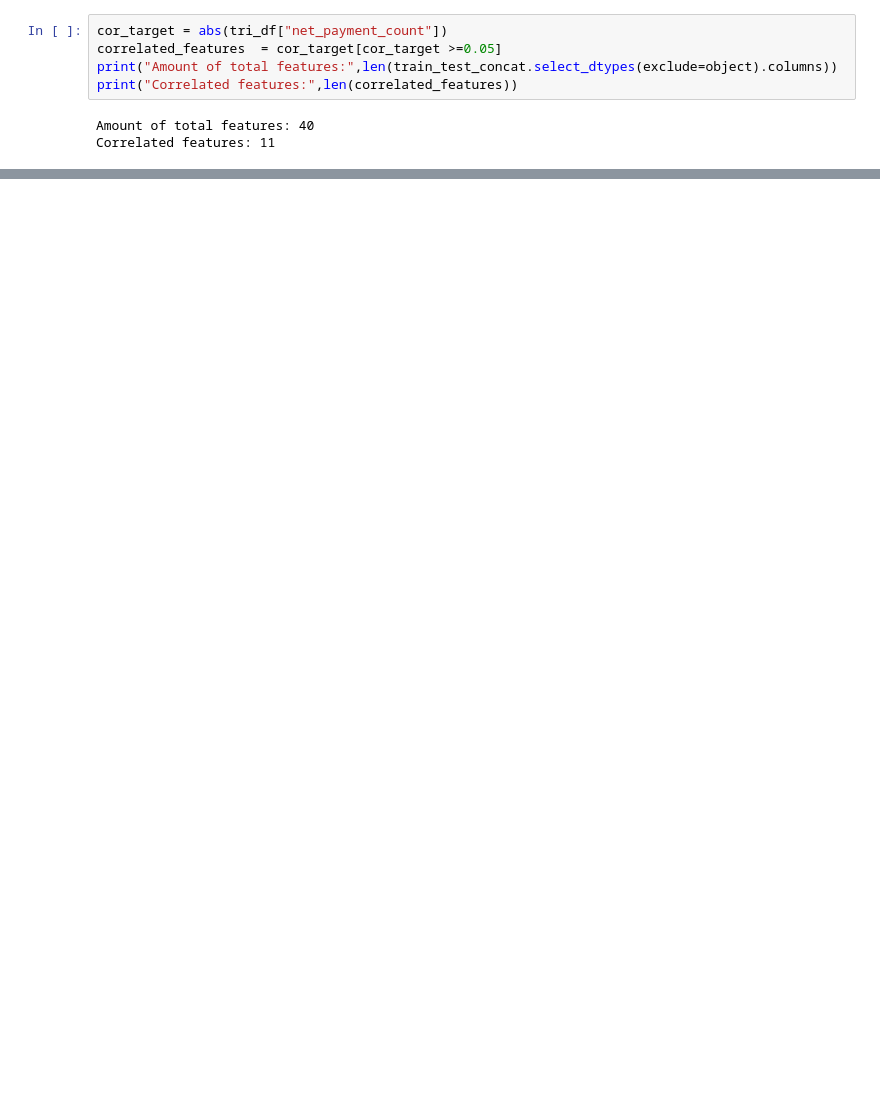
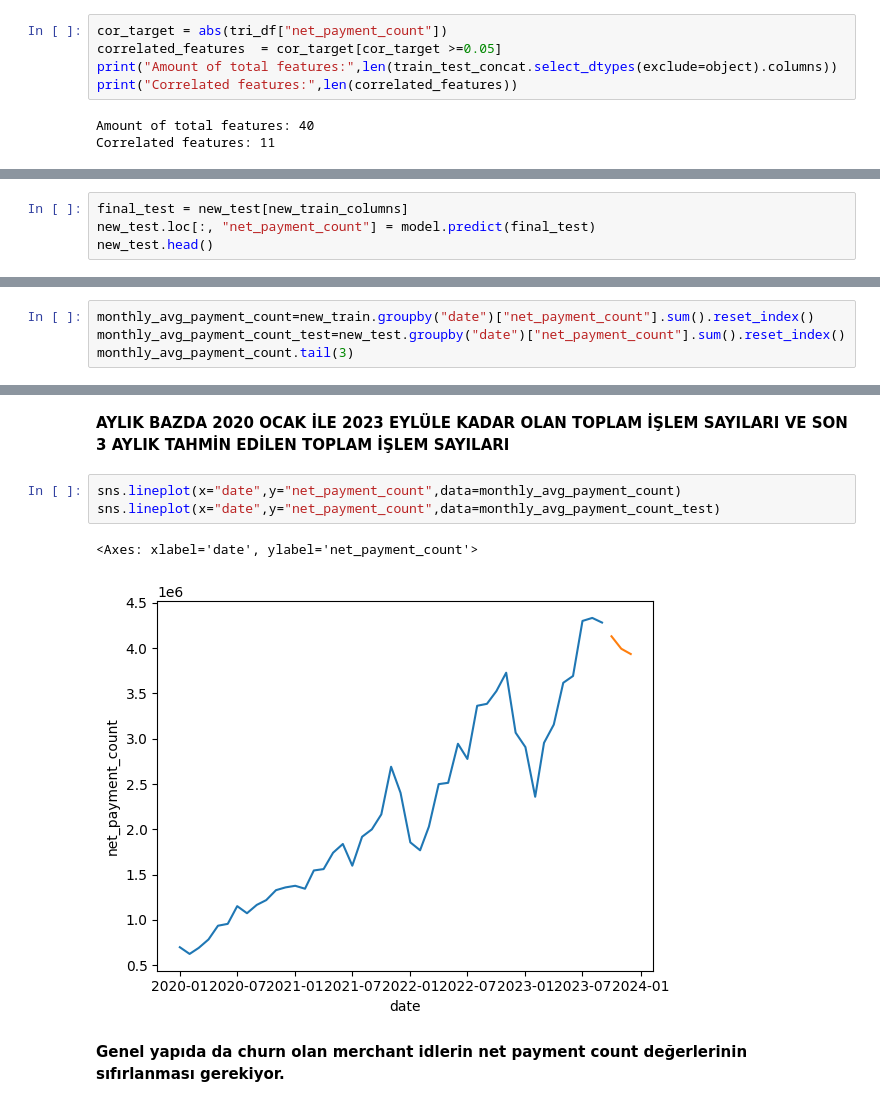
Before and after one commit to kntvrl/iyzico_project_tree_approach, a Jupyter notebook: iyzico_project.ipynb, the cells around one changed output, grey strips where cells are left out. Drawn from its saved outputs; the diff is of its cells as text; blank space fills up the shorter version.

```diff
--- a/iyzico_project.ipynb
+++ b/iyzico_project.ipynb
@@ -862,0 +1262,4 @@ Correlated features: 11
+# %%
+final_test = new_test[new_train_columns]
+new_test.loc[:, "net_payment_count"] = model.predict(final_test)
+new_test.head()
@@ -862,0 +1274,4 @@ Correlated features: 11
+# %%
+monthly_avg_payment_count=new_train.groupby("date")["net_payment_count"].sum().reset_index()
+monthly_avg_payment_count_test=new_test.groupby("date")["net_payment_count"].sum().reset_index()
+monthly_avg_payment_count.tail(3)
@@ -862,0 +1290,10 @@ Correlated features: 11
+# %% [markdown]
+**AYLIK BAZDA 2020 OCAK İLE 2023 EYLÜLE KADAR OLAN TOPLAM İŞLEM SAYILARI VE SON 3 AYLIK TAHMİN EDİLEN TOPLAM İŞLEM SAYILARI**
+# %%
+sns.lineplot(x="date",y="net_payment_count",data=monthly_avg_payment_count)
+sns.lineplot(x="date",y="net_payment_count",data=monthly_avg_payment_count_test)
+# %% [output]
+<Axes: xlabel='date', ylabel='net_payment_count'>
+[figure, added]
+# %% [markdown]
+**Genel yapıda da churn olan merchant idlerin net payment count değerlerinin sıfırlanması gerekiyor.**
```
Also changed, not shown: parts of 92 cells of this notebook.
